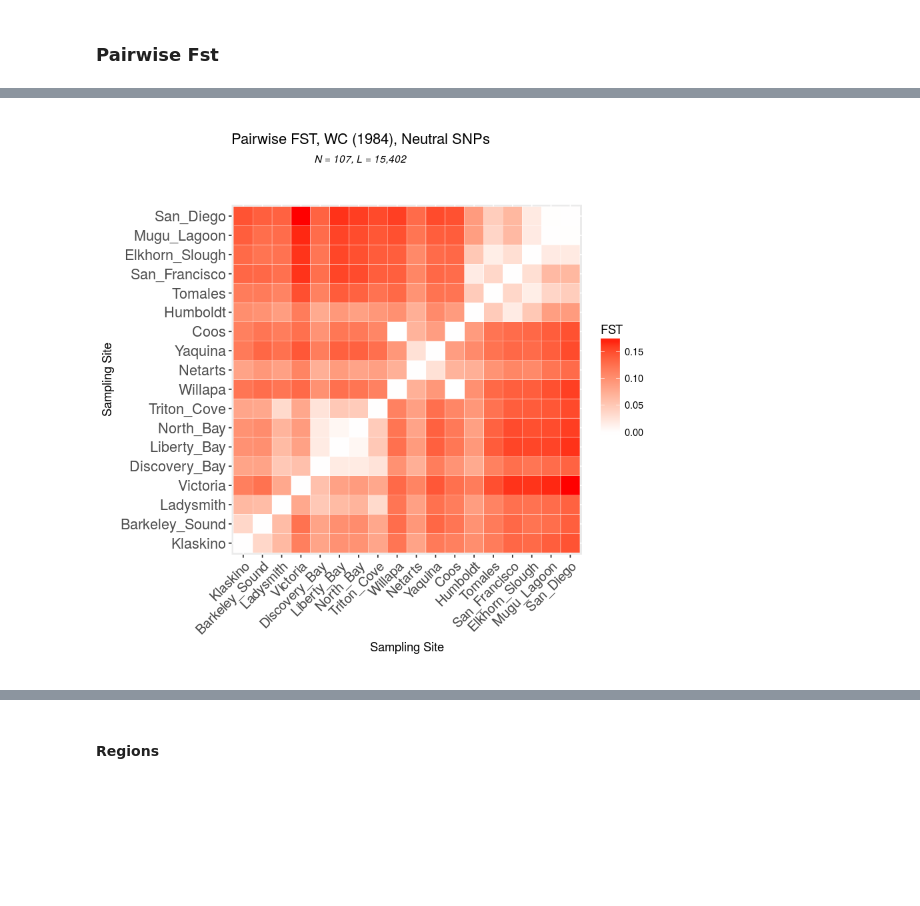
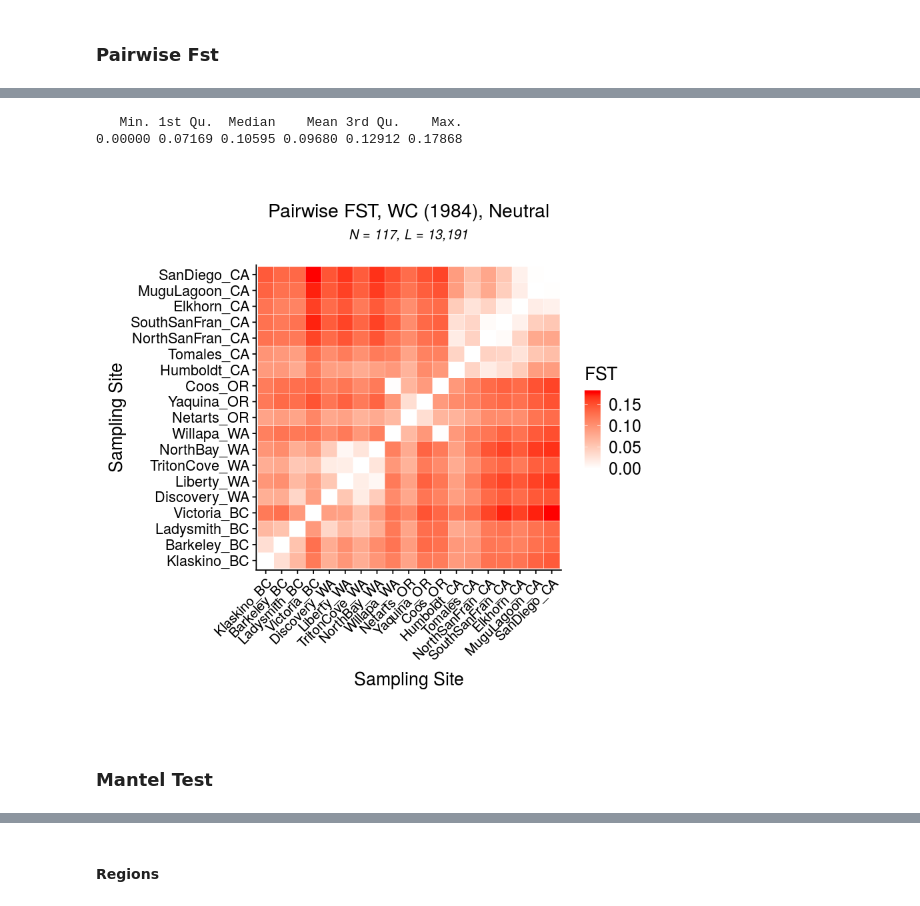
Before and after one commit to ksil91/Ostrea_PopStructure, a Jupyter notebook: Analysis/Fst.ipynb, the cells around one changed output, grey strips where cells are left out. Saved outputs shown, nothing was run; the diff lists cells and outputs as text; code cells hidden in the pictures; blank space fills up the shorter version.

```diff
--- a/Analysis/Fst.ipynb
+++ b/Analysis/Fst.ipynb
@@ -285,11 +274,8 @@ load("../Inputs/OL-final-c85-t88-Breps-m80x55-maf025-neutI2-filt.genind")
 # %%
 #fst.mat <- pairwise.fst(stratted.filt)
-fst.mat.N <- genet.dist(hf.filt, method = "WC84")
+fst.mat <- genet.dist(hf.filt, method = "WC84")
 # %%
-gindF.fst.mat.tri <- as.matrix(fst.mat.N)
+gindF.fst.mat.tri <- as.matrix(fst.mat)
 colnames(gindF.fst.mat.tri) <- pop_order
 rownames(gindF.fst.mat.tri) <- pop_order
-write.table(gindF.fst.mat.tri, file="OL-m80x55-maf025-neutI2-Pop.pwfst",row.names = T,col.names = T)
-
-#gindF.fst.mat.tri[lower.tri(fst.mat.N, diag=TRUE)] <- NA
-melted <- melt(gindF.fst.mat.tri, na.rm =TRUE)
+write.table(gindF.fst.mat.tri, file="OL-t10x45m75-maf025-NeutI2-Pop.pwfst",row.names = T,col.names = T)
@@ -300,0 +282,4 @@ summary(melted$value)
+# %%
+gindF.fst.mat.tri <- as.matrix(read.table("OL-t10x45m75-maf025-NeutI2-Pop.pwfst"))
+# %%
+meltedN <- melt(gindF.fst.mat.tri, na.rm =TRUE)
@@ -301,10 +306,20 @@ summary(melted$value)
+# %%
+#Average pairwise Fst
+summary(meltedN$value)
+# %% [output]
+   Min. 1st Qu.  Median    Mean 3rd Qu.    Max.
+0.00000 0.07169 0.10595 0.09680 0.12912 0.17868
 # %%
-par(mfrow=c(2,1))
-ggplot(data = melted, aes(Var2, Var1, fill = value))+ geom_tile(color = "white")+
+neutral <- ggplot(data = meltedN, aes(Var2, Var1, fill = value))+ geom_tile(color = "white")+
   scale_fill_gradient(low = "white", high = "red", name="FST")  +
-  ggtitle(expression(atop("Pairwise FST, WC (1984), Neutral SNPs", atop(italic("N = 107, L = 15,402"), ""))))+
+  ggtitle(expression(atop("Pairwise FST, WC (1984), Neutral", atop(italic("N = 117, L = 13,191"), ""))))+
   labs( x = "Sampling Site", y = "Sampling Site") +
   theme(axis.text.x = element_text(angle = 45, vjust = 1, size = 12, hjust = 1),axis.text.y = element_text(size = 13)) +
-  coord_fixed()
+  theme(axis.title = element_text(size = 16),legend.text = element_text(size =15), legend.title = element_text(size =16)) +
+  theme(plot.title = element_text(size = 17)) +
+coord_fixed()
+neutral
 # %% [output]
-[figure, old version]
+[figure, new version]
+# %% [markdown]
+### Mantel Test
```
Also changed, not shown: parts of 118 cells of this notebook, 35 other files.
